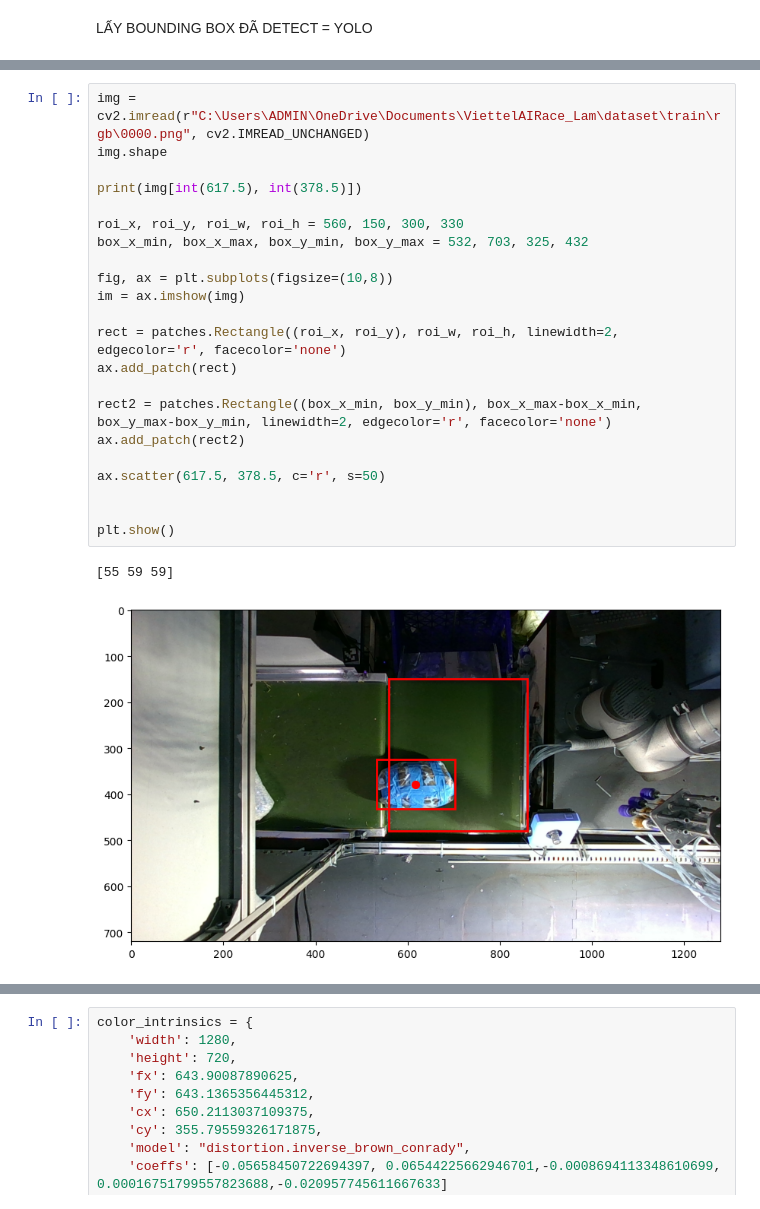
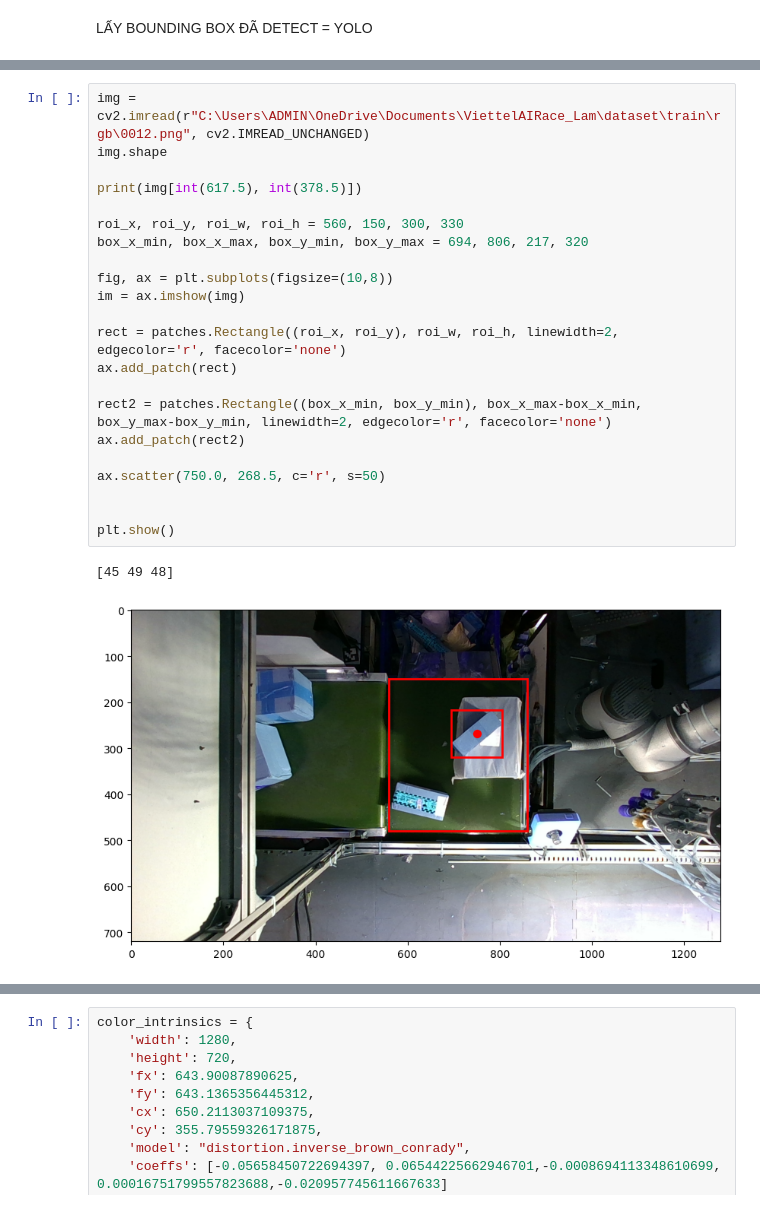
Before and after one commit to lampt224321/IDENTIFY-THE-PARCEL-AT-THE-TOP-OF-THE-CONVEYOR-BELT, a Jupyter notebook: source_lam/combined.ipynb, the cells around one changed output, grey strips where cells are left out. Drawn from its saved outputs; the diff is of its cells as text.

```diff
--- a/source_lam/combined.ipynb
+++ b/source_lam/combined.ipynb
@@ -47,28 +47,28 @@ array([[1126, 1125, 1125, ..., 1197, 1197, 1195],
 # %%
-img = cv2.imread(r"C:\Users\ADMIN\OneDrive\Documents\ViettelAIRace_Lam\dataset\train\rgb\0000.png", cv2.IMREAD_UNCHANGED)
+img = cv2.imread(r"C:\Users\ADMIN\OneDrive\Documents\ViettelAIRace_Lam\dataset\train\rgb\0012.png", cv2.IMREAD_UNCHANGED)
 img.shape
 
 print(img[int(617.5), int(378.5)])
 
 roi_x, roi_y, roi_w, roi_h = 560, 150, 300, 330
-box_x_min, box_x_max, box_y_min, box_y_max = 532, 703, 325, 432
+box_x_min, box_x_max, box_y_min, box_y_max = 694, 806, 217, 320
 
 fig, ax = plt.subplots(figsize=(10,8))
 im = ax.imshow(img)
 
 rect = patches.Rectangle((roi_x, roi_y), roi_w, roi_h, linewidth=2, edgecolor='r', facecolor='none')
 ax.add_patch(rect)
 
 rect2 = patches.Rectangle((box_x_min, box_y_min), box_x_max-box_x_min, box_y_max-box_y_min, linewidth=2, edgecolor='r', facecolor='none')
 ax.add_patch(rect2)
 
-ax.scatter(617.5, 378.5, c='r', s=50)
+ax.scatter(750.0, 268.5, c='r', s=50)
 
 
 plt.show()
 # %% [output]
-[55 59 59]
+[45 49 48]
-[figure, old version]
+[figure, new version]
 # %%
 bounding_box_color = img[box_y_min:box_y_max+1, box_x_min:box_x_max+1]
 bounding_box_color
```
Also changed, not shown: parts of 11 cells of this notebook, 2 other files.
